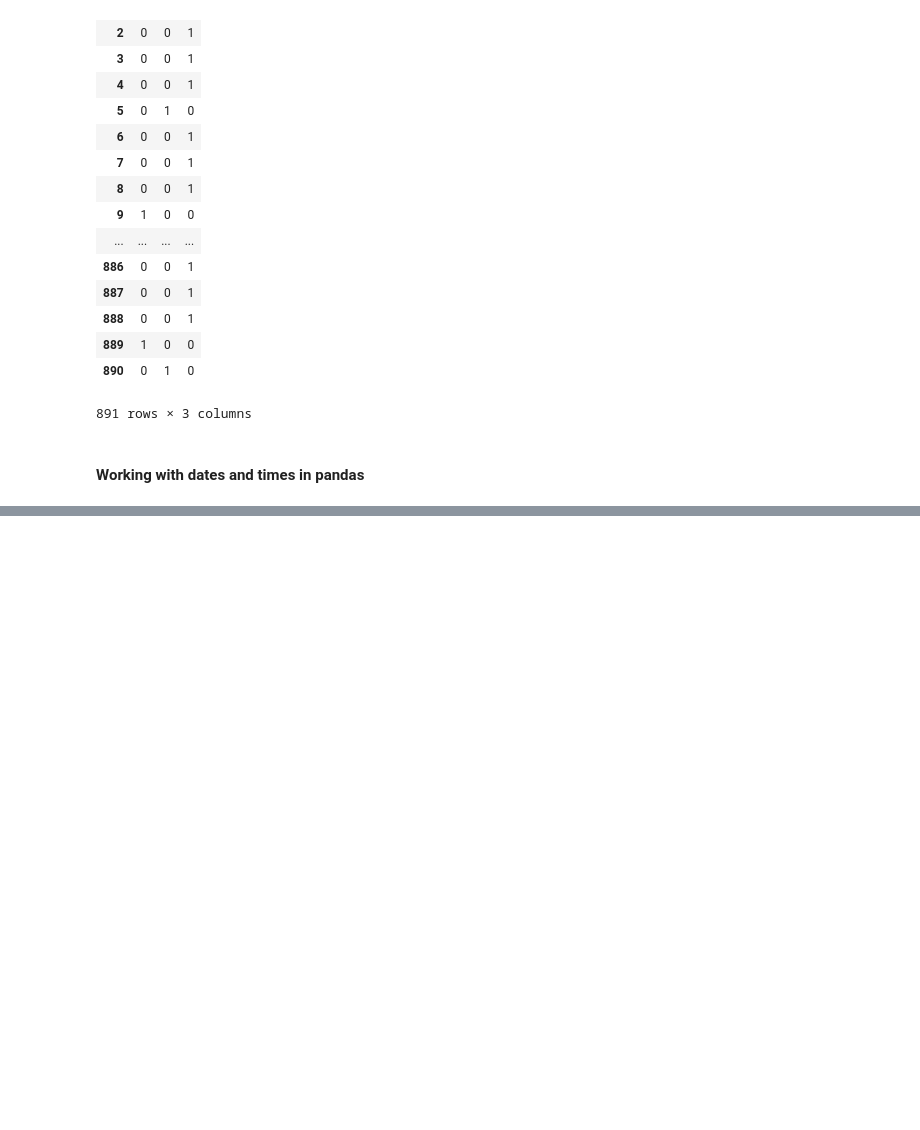
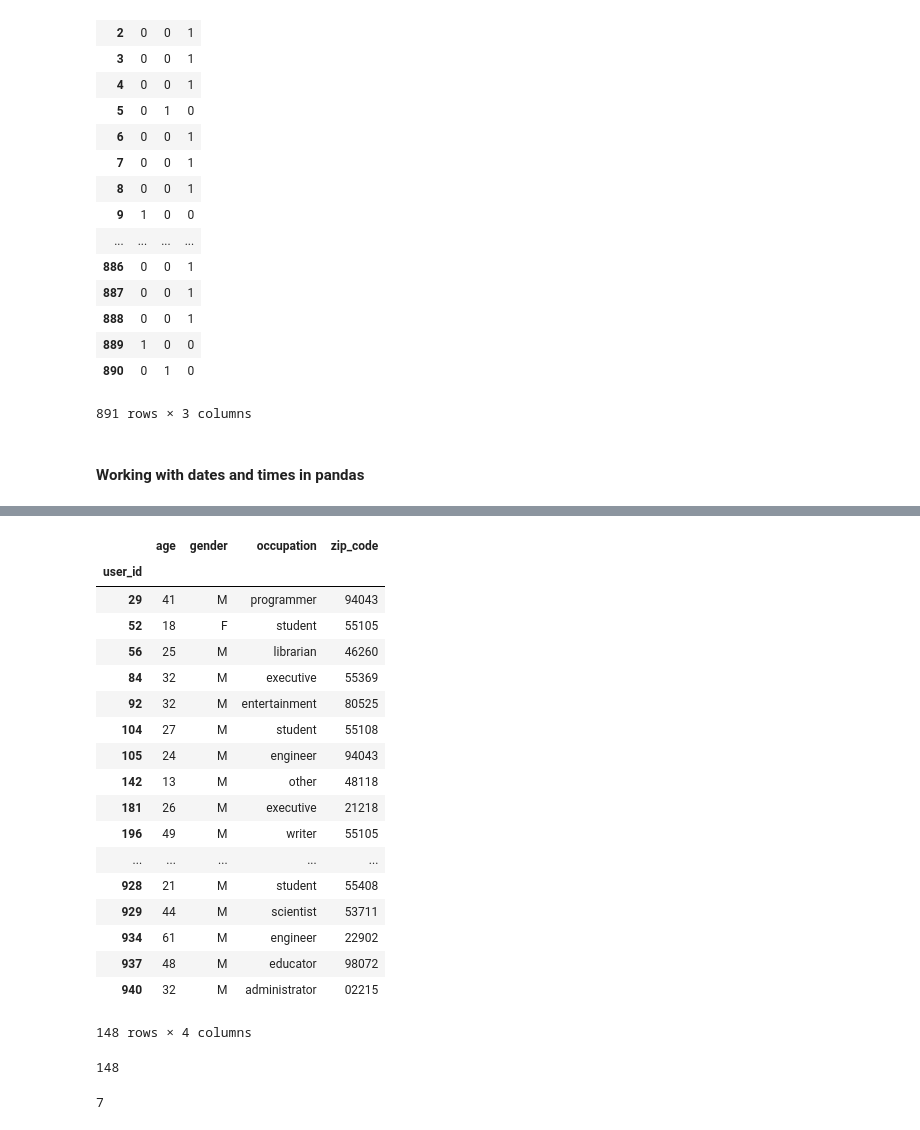
Before and after one commit to shmehta21/Pandas_demo, a Jupyter notebook: pandas.ipynb, the cells around one changed output, grey strips where cells are left out. Saved outputs shown, nothing was run; the diff lists cells and outputs as text; code cells hidden in the pictures; blank space fills up the shorter version.

```diff
--- a/pandas.ipynb
+++ b/pandas.ipynb
@@ -1375,0 +1439,4 @@ pd.get_dummies(train.Embarked)
+# %%
+user_cols = ['user_id','age','gender','occupation','zip_code']
+users = pd.read_table('http://bit.ly/movieusers', sep='|', header=None, names=user_cols, index_col='user_id')
+users.head()
@@ -1375,0 +1451,30 @@ pd.get_dummies(train.Embarked)
+# %%
+users[users.zip_code.duplicated()]
+# %% [output]
+|  | age | gender | occupation | zip_code |
+| user_id |  |  |  |  |
+| 29 | 41 | M | programmer | 94043 |
+| 52 | 18 | F | student | 55105 |
+| 56 | 25 | M | librarian | 46260 |
+| 84 | 32 | M | executive | 55369 |
+| 92 | 32 | M | entertainment | 80525 |
+| 104 | 27 | M | student | 55108 |
+| 105 | 24 | M | engineer | 94043 |
+| 142 | 13 | M | other | 48118 |
+| 181 | 26 | M | executive | 21218 |
+| 196 | 49 | M | writer | 55105 |
+| ... | ... | ... | ... | ... |
+| 928 | 21 | M | student | 55408 |
+| 929 | 44 | M | scientist | 53711 |
+| 934 | 61 | M | engineer | 22902 |
+| 937 | 48 | M | educator | 98072 |
+| 940 | 32 | M | administrator | 02215 |
+148 rows × 4 columns
+# %%
+users.zip_code.duplicated().sum()#count of all rows where zip_code is duplicate
+# %% [output]
+148
+# %%
+users.duplicated().sum()#count of all rows where entire row is duplicate
+# %% [output]
+7
```
Also changed, not shown: parts of 23 cells of this notebook.
